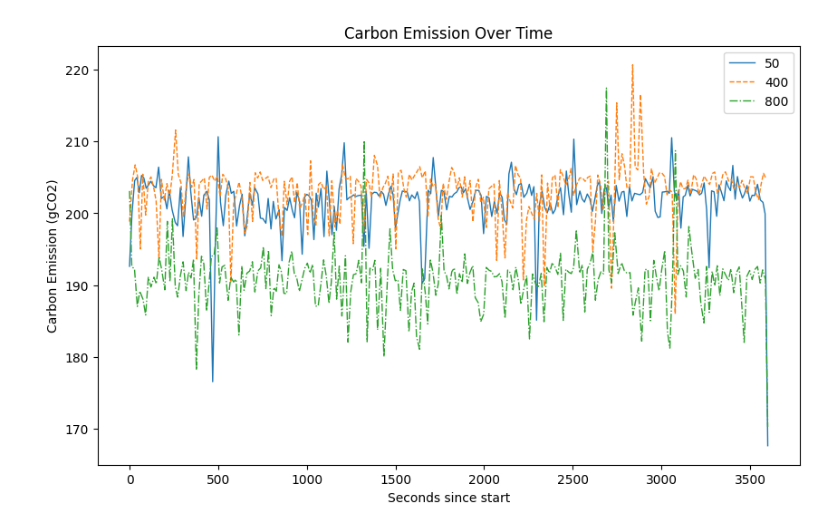
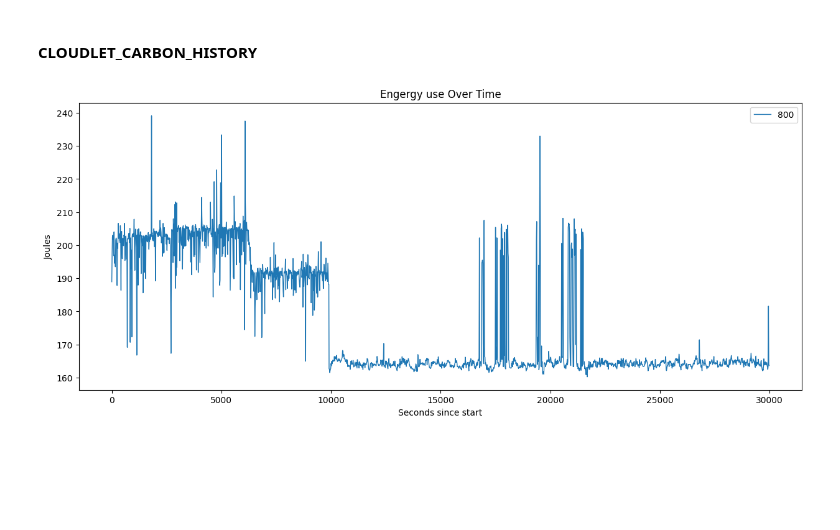
Before and after one commit to sivaanem/sinfonia-tier3, a Jupyter notebook: src/loadtest/view_stats.ipynb, the cells around one changed output. Drawn from its saved outputs; the diff is of its cells as text; code cells hidden in the pictures; blank space fills up the shorter version.

```diff
--- a/src/loadtest/view_stats.ipynb
+++ b/src/loadtest/view_stats.ipynb
@@ -13,43 +53,49 @@ rdf800 = pd.read_csv(Path(SESSION_ROOT_FOLDER) / "carbon-report-800.0rps-8u.csv"
+# %% [markdown]
+#### CLOUDLET_CARBON_HISTORY
+# %%
+cc_df = pd.read_csv('./report/c.csv')
 # %%
 import pandas as pd
 import matplotlib.pyplot as plt
 
 # Assuming report_df is your Pandas DataFrame with the specified fields
 # If not, replace it with your actual DataFrame
 
-x50 = rdf50['timestamp']
+cc = cc_df.head(2000)
+
+x50 = cc['ts']
 x50 = x50 - x50.min()
 
-x400 = rdf400['timestamp']
-x400 = x400 - x400.min()
+# x400 = rdf400['timestamp']
+# x400 = x400 - x400.min()
 
-x800 = rdf800['timestamp']
-x800 = x800 - x800.min()
+# x800 = rdf800['timestamp']
+# x800 = x800 - x800.min()
 
-field = 'energy_use_joules'
-y50 = rdf50[field]
-y400 = rdf400[field]
-y800 = rdf800[field]
+field = 'eu'
+y50 = cc[field]
+# y400 = rdf400[field]
+# y800 = rdf800[field]
 
 # Plotting
-plt.figure(figsize=(10, 6))
-plt.plot(x50, y50, linestyle='-', linewidth=1, label='50')
-plt.plot(x400, y400, linestyle='--', linewidth=1, label='400')
-plt.plot(x800, y800, linestyle='-.', linewidth=1, label='800')
+plt.figure(figsize=(15, 6))
+plt.plot(x50, y50, linestyle='-', linewidth=1, label='800')
+# plt.plot(x400, y400, linestyle='--', linewidth=1, label='400')
+# plt.plot(x800, y800, linestyle='-.', linewidth=1, label='800')
 
 # Customize the plot
-plt.title('Carbon Emission Over Time')
+plt.title('Engergy use Over Time')
 plt.xlabel('Seconds since start')
-plt.ylabel('Carbon Emission (gCO2)')
+plt.ylabel('Joules')
 
 
 # Show legend to differentiate between series
 plt.legend()
 
 # Rotate x-axis labels for better readability (optional)
 # plt.xticks(rotation=45)
 
 # Display the plot
 plt.show()
 # %% [output]
-[figure, old version]
+[figure, new version]
```
Also changed, not shown: parts of 10 cells of this notebook, 4 other files.
